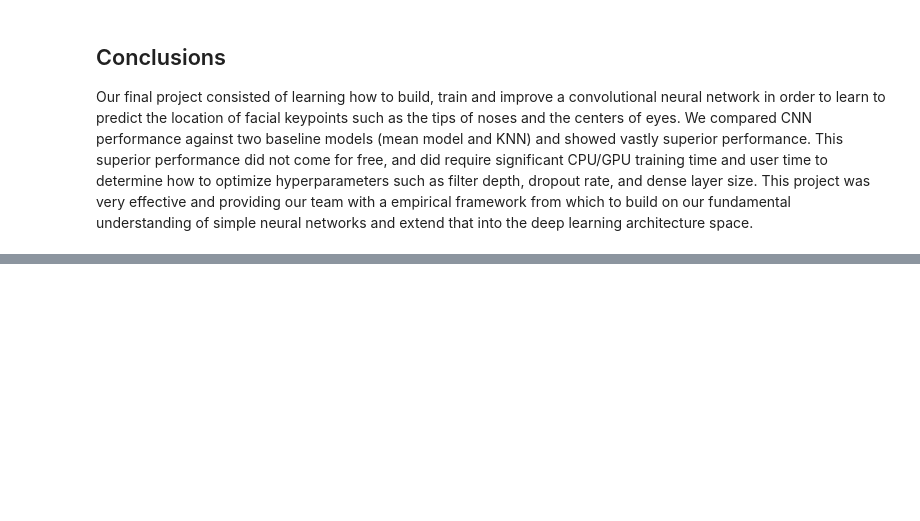
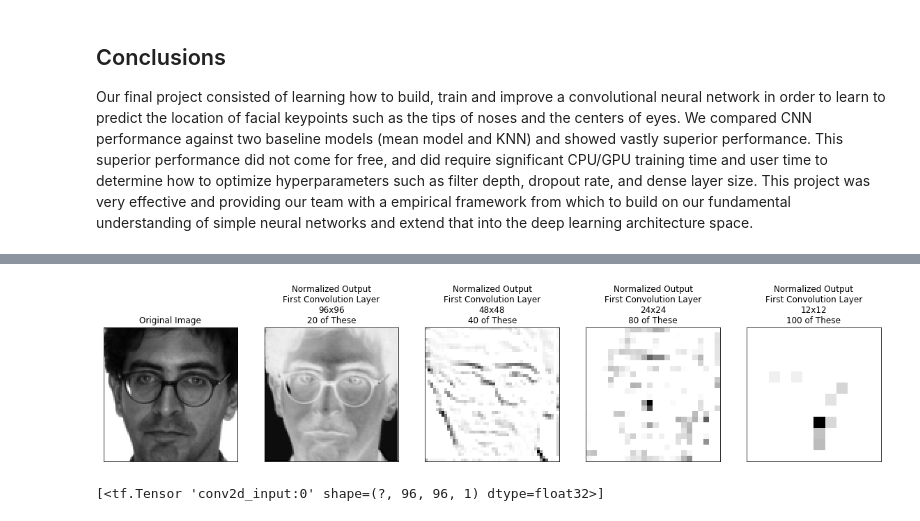
Before and after one commit to tomgoter/w207_finalproject, a Jupyter notebook: gpu_fkd_cnn_filter.ipynb, the cells around one changed output, grey strips where cells are left out. Saved outputs shown, nothing was run; the diff lists cells and outputs as text; code cells hidden in the pictures; blank space fills up the shorter version.

```diff
--- a/gpu_fkd_cnn_filter.ipynb
+++ b/gpu_fkd_cnn_filter.ipynb
@@ -1950,0 +2098,3 @@ Our final project consisted of learning how to build, train and improve a convol
+# %%
+nt_model_path = drive_path+"Models/cnn_4l_spec_nose_tip_d0.2_s0.15_sf20_lrfactor10_flipped_100_fc1200_fc2200_kern2345.h5"
+nt_model = models.load_model(nt_model_path)
@@ -1950,0 +2124,34 @@ Our final project consisted of learning how to build, train and improve a convol
+# %%
+layer_names = ['batch_normalization',
+               'batch_normalization_1',
+               'batch_normalization_2',
+               'batch_normalization_3']
+
+labels = ['Normalized Output\nFirst Convolution Layer\n96x96\n20 of These',
+          'Normalized Output\nFirst Convolution Layer\n48x48\n40 of These',
+          'Normalized Output\nFirst Convolution Layer\n24x24\n80 of These',
+          'Normalized Output\nFirst Convolution Layer\n12x12\n100 of These']
+
+fig, axes = plt.subplots(1, len(layer_names)+1, figsize=(20,8),
+                         subplot_kw={'xticks':[],'yticks':[]})
+
+axes = axes.flatten()
+axes[0].imshow(df.iloc[0, -1].reshape(96,96),cmap='gray')
+
+for l, layer in enumerate(layer_names):
+  intermediate_layer_model = models.Model(inputs=nt_model.input,
+                                   outputs=nt_model.get_layer(layer).output)
+  intermediate_output = intermediate_layer_model.predict([df.iloc[0, -1].reshape(1,96,96,1)])
+  pixels = len(intermediate_output[0,:,:,1])
+  plot_data = intermediate_output[0,:,:,1].reshape(pixels,pixels)
+  axes[l+1].imshow(plot_data,cmap='gray_r')
+  axes[l+1].set_title(labels[l])
+axes[0].set_title("Original Image")
+
+print()
+# %% [output]
+[figure, added]
+# %%
+nt_model.inputs
+# %% [output]
+[<tf.Tensor 'conv2d_input:0' shape=(?, 96, 96, 1) dtype=float32>]
```
Also changed, not shown: parts of 19 cells of this notebook.
